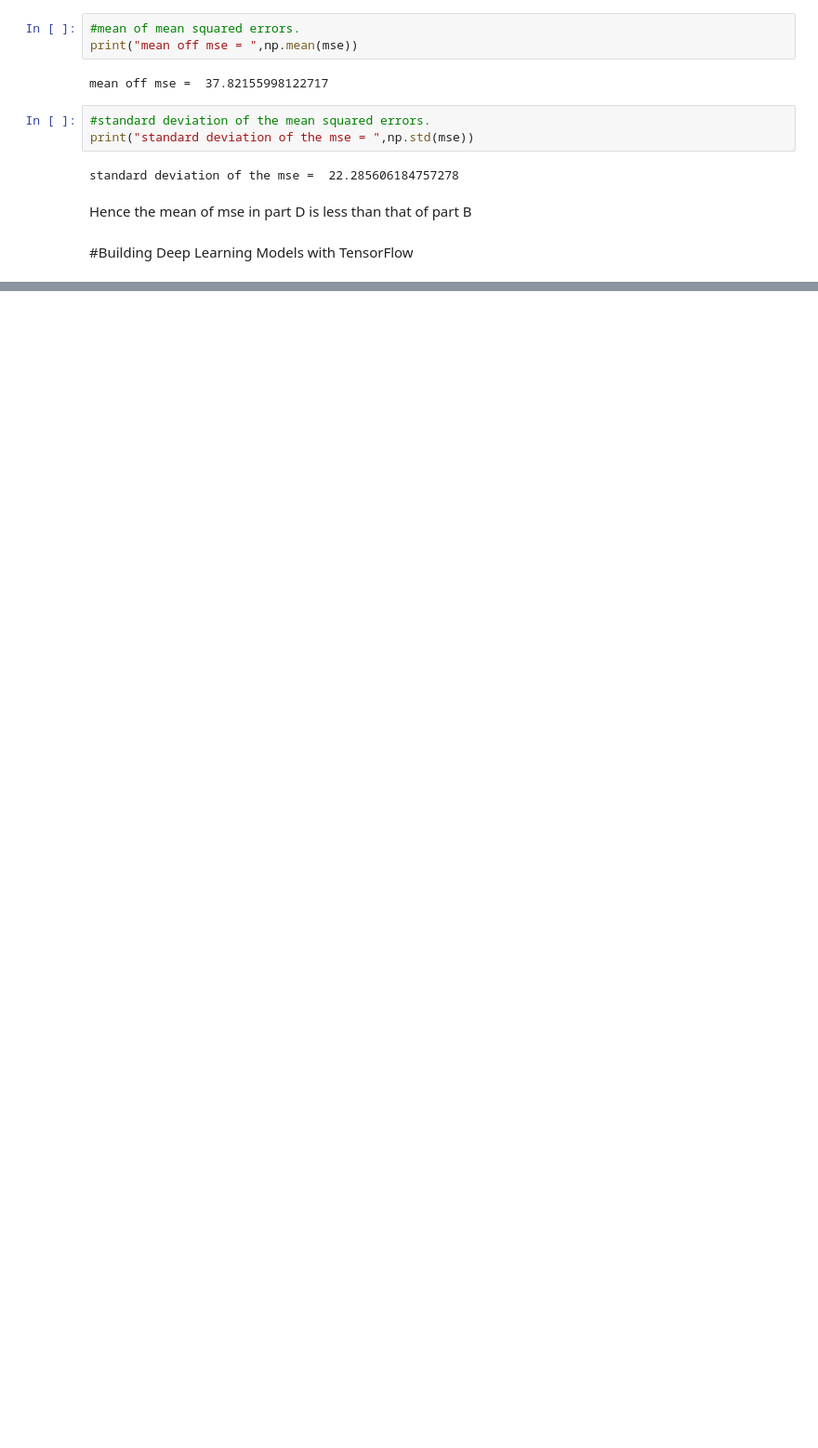
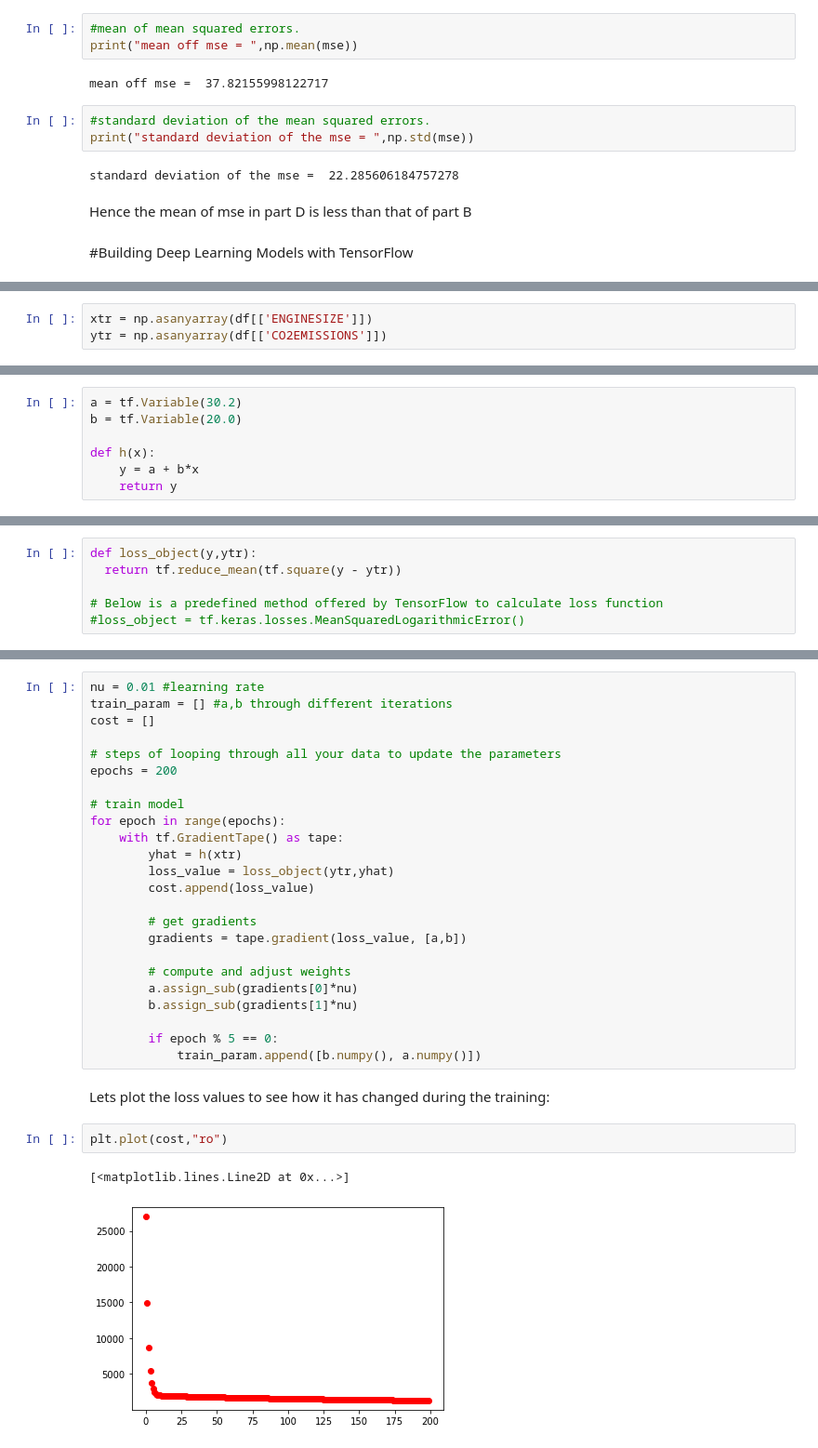
Before and after one commit to harsha8745/IBM-WATSON, a Jupyter notebook: AI_Engineering.ipynb, the cells around one changed output, grey strips where cells are left out. Shown at 93% size. Saved outputs shown, nothing was run; the diff lists cells and outputs as text; blank space fills up the shorter version.

```diff
--- a/AI_Engineering.ipynb
+++ b/AI_Engineering.ipynb
@@ -1660,0 +2485,3 @@ Hence the mean of mse in part D is less than that of part B
+# %%
+xtr = np.asanyarray(df[['ENGINESIZE']])
+ytr = np.asanyarray(df[['CO2EMISSIONS']])
@@ -1660,0 +2490,7 @@ Hence the mean of mse in part D is less than that of part B
+# %%
+a = tf.Variable(30.2)
+b = tf.Variable(20.0)
+
+def h(x):
+    y = a + b*x
+    return y
@@ -1660,0 +2501,6 @@ Hence the mean of mse in part D is less than that of part B
+# %%
+def loss_object(y,ytr):
+  return tf.reduce_mean(tf.square(y - ytr))
+
+# Below is a predefined method offered by TensorFlow to calculate loss function
+#loss_object = tf.keras.losses.MeanSquaredLogarithmicError()
@@ -1660,0 +2509,31 @@ Hence the mean of mse in part D is less than that of part B
+# %%
+nu = 0.01 #learning rate
+train_param = [] #a,b through different iterations
+cost = []
+
+# steps of looping through all your data to update the parameters
+epochs = 200
+
+# train model
+for epoch in range(epochs):
+    with tf.GradientTape() as tape:
+        yhat = h(xtr)
+        loss_value = loss_object(ytr,yhat)
+        cost.append(loss_value)
+
+        # get gradients
+        gradients = tape.gradient(loss_value, [a,b])
+
+        # compute and adjust weights
+        a.assign_sub(gradients[0]*nu)
+        b.assign_sub(gradients[1]*nu)
+
+        if epoch % 5 == 0:
+            train_param.append([b.numpy(), a.numpy()])
+# %% [markdown]
+Lets plot the loss values to see how it has changed during the training:
+# %%
+plt.plot(cost,"ro")
+# %% [output]
+[<matplotlib.lines.Line2D at 0x...>]
+[figure, added]
```
Also changed, not shown: parts of 181 cells of this notebook.
